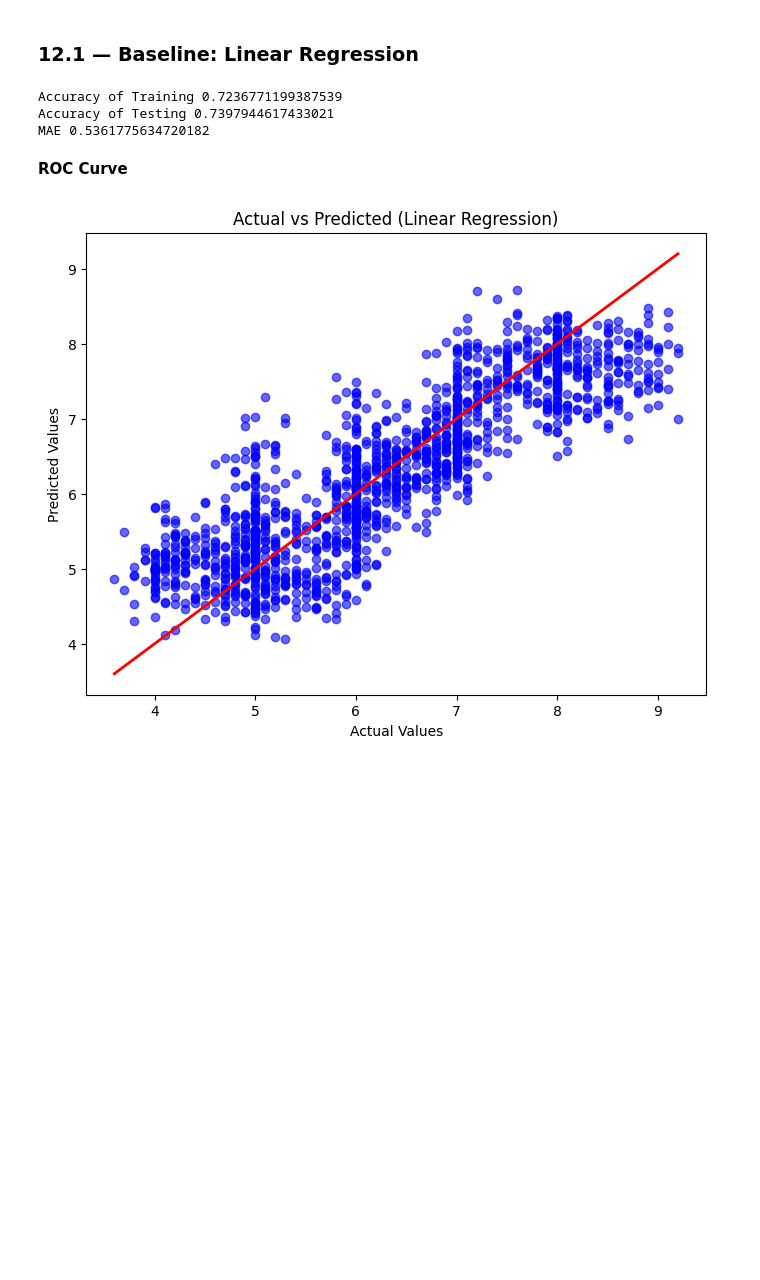
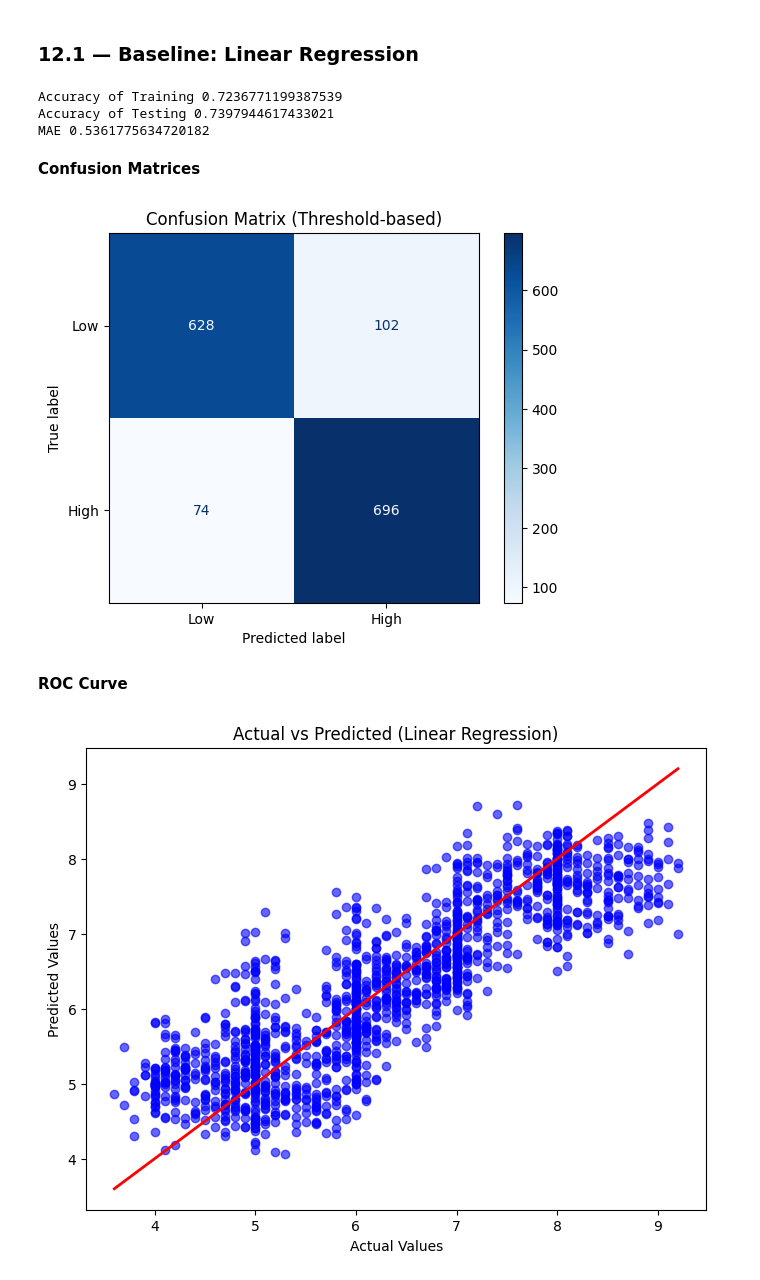
Before and after one commit to so8-ham/Menal-helth-prediction, a Jupyter notebook: ML_Project.ipynb, the cells around one changed output. Drawn from its saved outputs; the diff is of its cells as text; code cells hidden in the pictures; blank space fills up the shorter version.

Commit message:
confussion matrices check

```diff
--- a/ML_Project.ipynb
+++ b/ML_Project.ipynb
@@ -435,6 +435,29 @@ print(f'MAE {lr_mae}')
 Accuracy of Training 0.7236771199387539
 Accuracy of Testing 0.7397944617433021
 MAE 0.5361775634720182
+# %% [markdown]
+**Confusion Matrices**
+# %%
+from sklearn.metrics import confusion_matrix, ConfusionMatrixDisplay
+import matplotlib.pyplot as plt
+
+# Example threshold (median)
+threshold = y_test.median()
+
+# Convert actual and predicted values into binary classes
+y_true = (y_test >= threshold).astype(int)
+y_pred = (lr_preds >= threshold).astype(int)
+
+cm = confusion_matrix(y_true, y_pred)
+
+disp = ConfusionMatrixDisplay(confusion_matrix=cm,
+                              display_labels=["Low", "High"])
+
+disp.plot(cmap="Blues")
+plt.title("Confusion Matrix (Threshold-based)")
+plt.show()
+# %% [output]
+[figure, added]
 # %% [markdown]
 **ROC Curve**
 # %%
```
Also changed, not shown: parts of 2 cells of this notebook.
